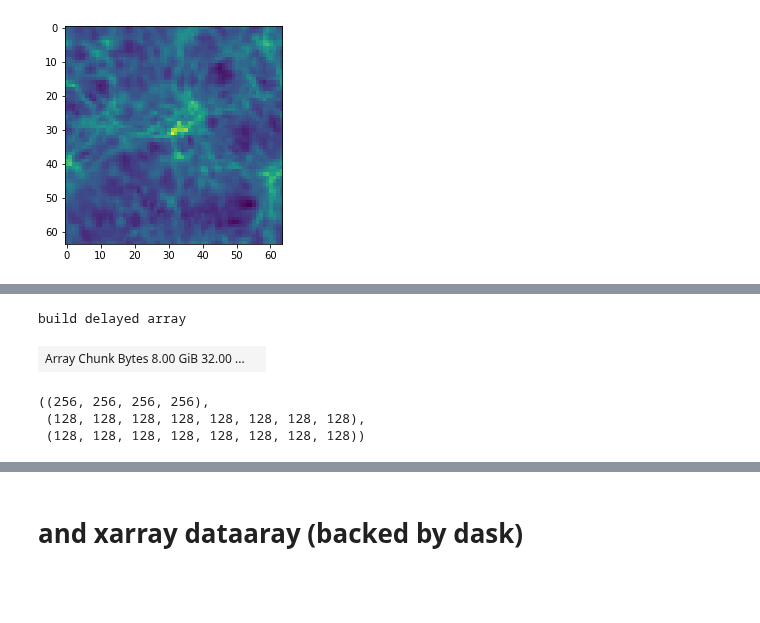
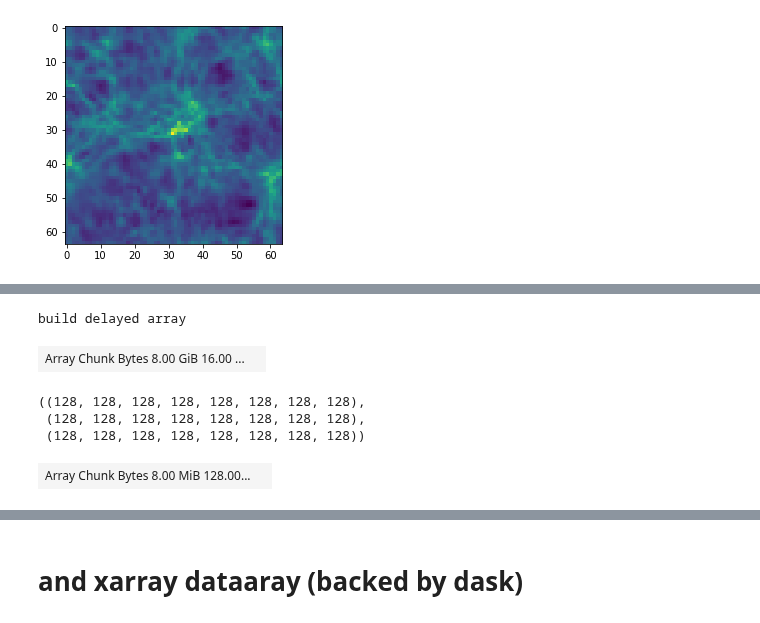
Before and after one commit to chrishavlin/yt_scratch, a Jupyter notebook: notebooks/dev/YTTiledArbitraryGrid.ipynb, the cells around one changed output, grey strips where cells are left out. Saved outputs shown, nothing was run; the diff lists cells and outputs as text; code cells hidden in the pictures; blank space fills up the shorter version.

```diff
--- a/notebooks/dev/YTTiledArbitraryGrid.ipynb
+++ b/notebooks/dev/YTTiledArbitraryGrid.ipynb
@@ -60,0 +84,12 @@ c
+# %%
+ds = yt.load_sample("DeeplyNestedZoom")
+_ = ds.index
+tag = YTTiledArbitraryGrid(ds.domain_left_edge,
+                     ds.domain_right_edge,
+                     (128,128,128), # global dimension
+                     8, # nchunks = nprocs
+                     ds=ds)
+
+print("build delayed array")
+da = tag.to_dask(('enzo','Density'))
+da
@@ -61,11 +115,10 @@ c
 # %%
 ds = yt.load_sample("DeeplyNestedZoom")
-# INTERESTING: NEED TO BUILD INDEX BEFORE DASK CALL OR YOU GET ERROR ON DASK COMPUTE
-ds.index
+_ = ds.index
 tag = YTTiledArbitraryGrid(ds.domain_left_edge,
                      ds.domain_right_edge,
                      (1024,1024,1024), # global dimension
-                     256, # nchunks = nprocs
+                     512, # nchunks = nprocs
                      ds=ds)
 
 print("build delayed array")
@@ -87,11 +140,15 @@ yt : [INFO     ] 2024-06-10 15:55:25,311 Gathering a field list (this may take a
 build delayed array
-| Array Chunk Bytes 8.00 GiB 32.00 ... |  |
+| Array Chunk Bytes 8.00 GiB 16.00 ... |  |
 # %%
 da.chunks
 # %% [output]
-((256, 256, 256, 256),
+((128, 128, 128, 128, 128, 128, 128, 128),
  (128, 128, 128, 128, 128, 128, 128, 128),
  (128, 128, 128, 128, 128, 128, 128, 128))
+# %%
+da[:,:,512]
+# %% [output]
+| Array Chunk Bytes 8.00 MiB 128.00... |  |
 # %%
 yt.set_log_level(50)
 # %%
```
Also changed, not shown: parts of 61 cells of this notebook.
